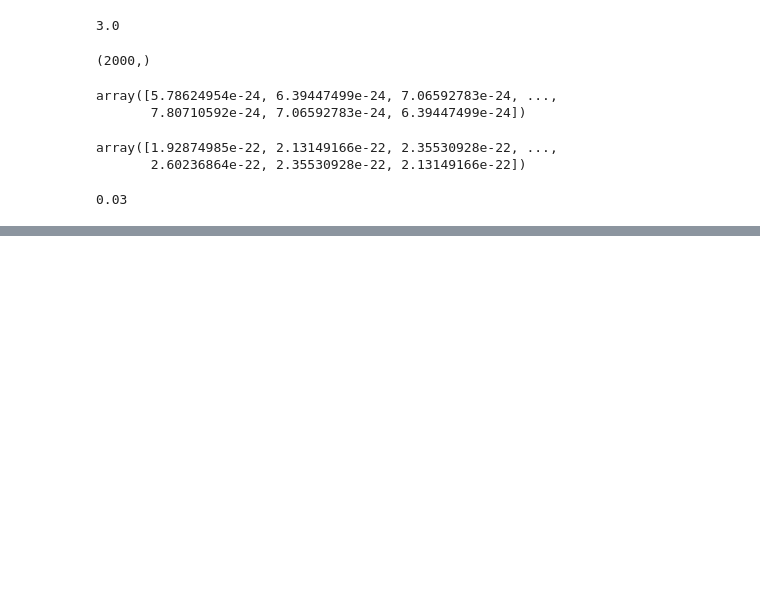
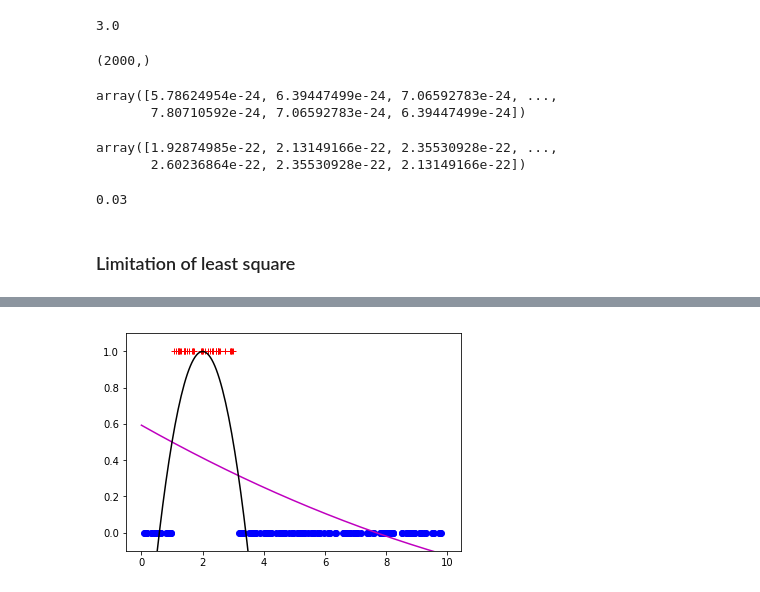
Before and after one commit to NinaCalvi/mlpr, a Jupyter notebook: Exercises.ipynb, the cells around one changed output, grey strips where cells are left out. Drawn from its saved outputs; the diff is of its cells as text; code cells hidden in the pictures; blank space fills up the shorter version.

```diff
--- a/Exercises.ipynb
+++ b/Exercises.ipynb
@@ -61,3 +61,35 @@ array([1.92874985e-22, 2.13149166e-22, 2.35530928e-22, ...,
 delta
 # %% [output]
 0.03
+# %% [markdown]
+### Limitation of least square
+# %%
+import numpy as np
+import matplotlib.pyplot as plt
+
+# Train model on synthetic dataset
+N = 200
+X = np.random.rand(N, 1)*10
+yy = (X > 1) & (X < 3)
+def phi_fn(X):
+    return np.concatenate([np.ones((X.shape[0],1)), X, X**2], axis=1)
+ww = np.linalg.lstsq(phi_fn(X), yy)[0]
+
+# Predictions
+x_grid = np.arange(0, 10, 0.05)[:,None]
+f_grid = np.dot(phi_fn(x_grid), ww)
+
+# Predictions with alternative weights:
+w2 = [-1, 2, -0.5] # Values set by hand
+f2_grid = np.dot(phi_fn(x_grid), w2)
+
+# Show demo
+plt.clf()
+plt.plot(X[yy==1], yy[yy==1], 'r+')
+plt.plot(X[yy==0], yy[yy==0], 'bo')
+plt.plot(x_grid, f_grid, 'm-')
+plt.plot(x_grid, f2_grid, 'k-')
+# limit the axis
+plt.ylim([-0.1, 1.1])
+plt.show()
+# %% [output]
@@ -63,0 +98 @@ delta
+[figure, added]
```
Also changed, not shown: parts of 2 cells of this notebook, 1 other file.
